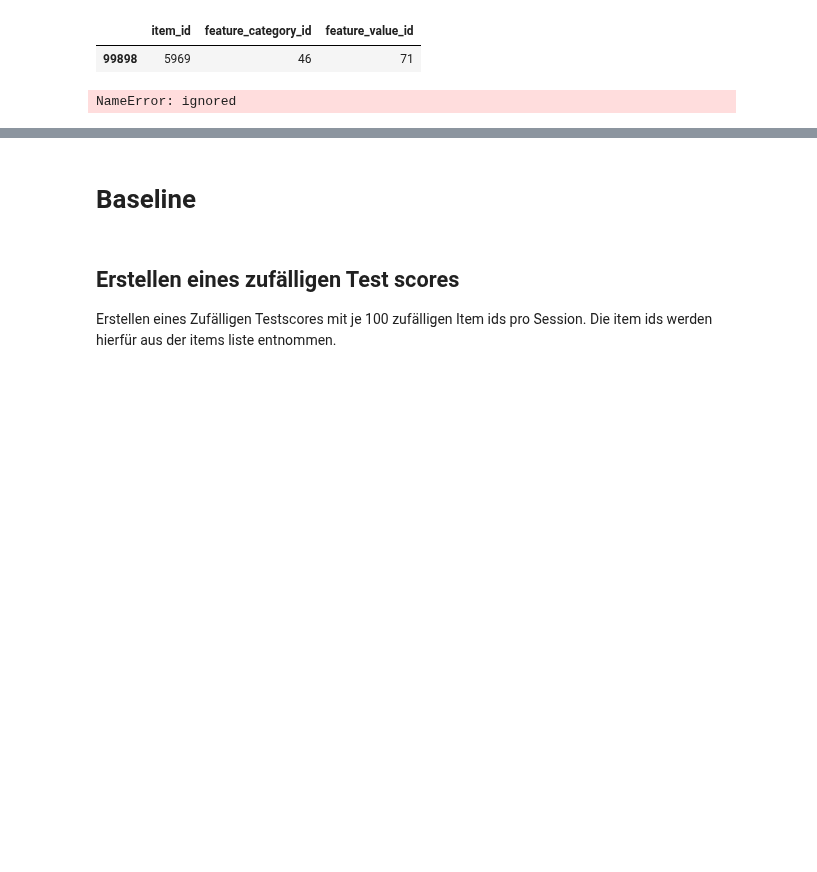
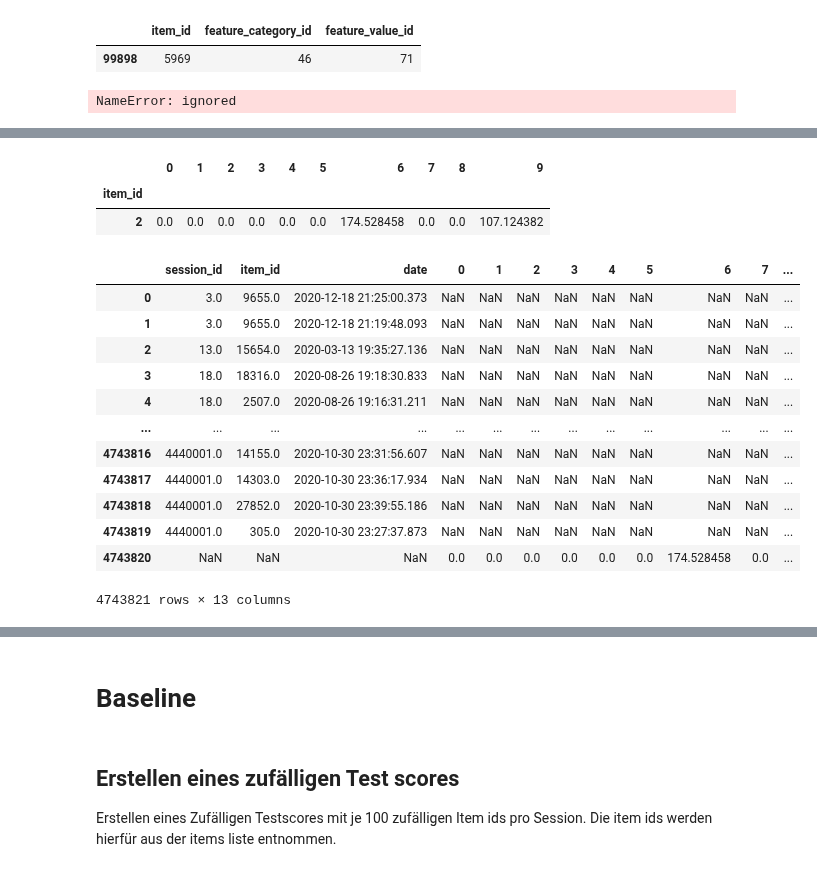
Before and after one commit to Ananassio/Data-Science_lab, a Jupyter notebook: Project/Data.ipynb, the cells around one changed output, grey strips where cells are left out. Cells and saved outputs as stored; diff of their text form; code cells hidden in the pictures; blank space fills up the shorter version.

```diff
--- a/Project/Data.ipynb
+++ b/Project/Data.ipynb
@@ -933,0 +888,2 @@ NameError: ignored
+# %%
+autoencoder = keras.Model(inputs, encoded3 )
@@ -933,0 +893,3 @@ NameError: ignored
+# %%
+comprimized = pd.DataFrame(comprimized.numpy())
+comprimized
@@ -933,0 +910,5 @@ NameError: ignored
+# %%
+comprimized['item_id'] = feature_pivtable.index
+# %%
+
+comprimized = comprimized.set_index('item_id')
@@ -933,0 +971,22 @@ NameError: ignored
+# %%
+comprimized.iloc[comprimized.index==2]
+# %% [output]
+|  | 0 | 1 | 2 | 3 | 4 | 5 | 6 | 7 | 8 | 9 |
+| item_id |  |  |  |  |  |  |  |  |  |  |
+| 2 | 0.0 | 0.0 | 0.0 | 0.0 | 0.0 | 0.0 | 174.528458 | 0.0 | 0.0 | 107.124382 |
+# %%
+pd.concat([train_sessions,comprimized.iloc[comprimized.index==2]]).reset_index(drop=True)
+# %% [output]
+|  | session_id | item_id | date | 0 | 1 | 2 | 3 | 4 | 5 | 6 | 7 | ... |
+| 0 | 3.0 | 9655.0 | 2020-12-18 21:25:00.373 | NaN | NaN | NaN | NaN | NaN | NaN | NaN | NaN | ... |
+| 1 | 3.0 | 9655.0 | 2020-12-18 21:19:48.093 | NaN | NaN | NaN | NaN | NaN | NaN | NaN | NaN | ... |
+| 2 | 13.0 | 15654.0 | 2020-03-13 19:35:27.136 | NaN | NaN | NaN | NaN | NaN | NaN | NaN | NaN | ... |
+| 3 | 18.0 | 18316.0 | 2020-08-26 19:18:30.833 | NaN | NaN | NaN | NaN | NaN | NaN | NaN | NaN | ... |
+| 4 | 18.0 | 2507.0 | 2020-08-26 19:16:31.211 | NaN | NaN | NaN | NaN | NaN | NaN | NaN | NaN | ... |
+| ... | ... | ... | ... | ... | ... | ... | ... | ... | ... | ... | ... | ... |
+| 4743816 | 4440001.0 | 14155.0 | 2020-10-30 23:31:56.607 | NaN | NaN | NaN | NaN | NaN | NaN | NaN | NaN | ... |
+| 4743817 | 4440001.0 | 14303.0 | 2020-10-30 23:36:17.934 | NaN | NaN | NaN | NaN | NaN | NaN | NaN | NaN | ... |
+| 4743818 | 4440001.0 | 27852.0 | 2020-10-30 23:39:55.186 | NaN | NaN | NaN | NaN | NaN | NaN | NaN | NaN | ... |
+| 4743819 | 4440001.0 | 305.0 | 2020-10-30 23:27:37.873 | NaN | NaN | NaN | NaN | NaN | NaN | NaN | NaN | ... |
+| 4743820 | NaN | NaN | NaN | 0.0 | 0.0 | 0.0 | 0.0 | 0.0 | 0.0 | 174.528458 | 0.0 | ... |
+4743821 rows × 13 columns
```
Also changed, not shown: parts of 42 cells of this notebook.
